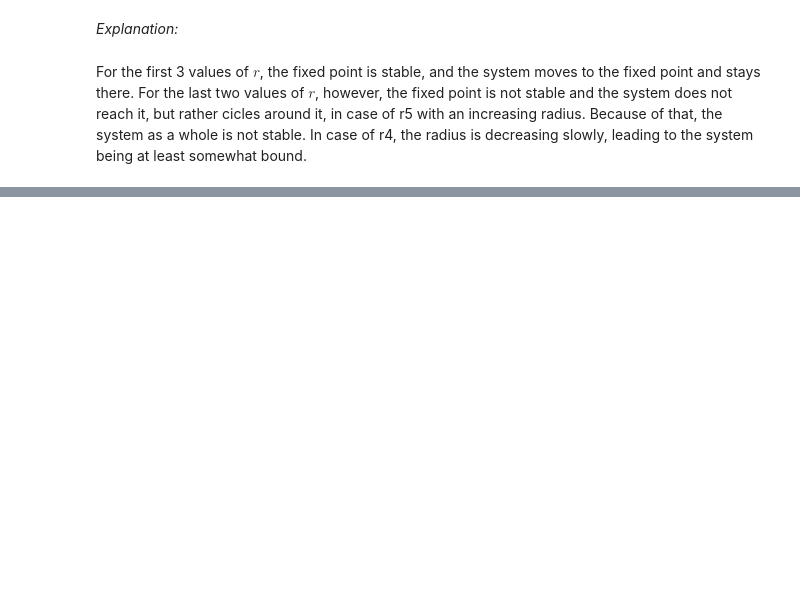
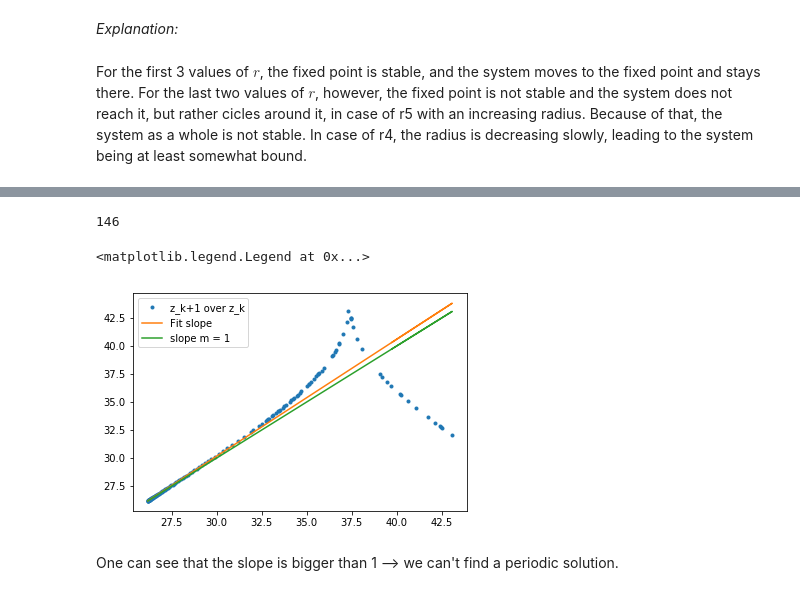
Before and after one commit to beikerta/Computational-Physics, a Jupyter notebook: HW 8/Homework 8.ipynb, the cells around one changed output, grey strips where cells are left out. Saved outputs shown, nothing was run; the diff lists cells and outputs as text; code cells hidden in the pictures; blank space fills up the shorter version.

```diff
--- a/HW 8/Homework 8.ipynb
+++ b/HW 8/Homework 8.ipynb
@@ -62,0 +100,18 @@ For the first 3 values of $r$, the fixed point is stable, and the system moves t
+# %%
+def line(x,a,b):
+    return a*x+b
+from scipy.optimize import curve_fit
+print(len(y_max))
+popt,pcov =curve_fit(line,y_max[:-100],y_max[1:-99])
+#print(popt[0],np.sqrt(pcov[0][0]))
+plt.plot(y_max[:-1],y_max[1:],'.',label='z_k+1 over z_k')
+plt.plot(y_max,line(y_max,popt[0],popt[1]),label='Fit slope')
+
+plt.plot(y_max,y_max,label='slope m = 1')
+plt.legend()
+# %% [output]
+146
+<matplotlib.legend.Legend at 0x...>
+[figure, added]
+# %% [markdown]
+One can see that the slope is bigger than 1 --> we can't find a periodic solution.
```
Also changed, not shown: parts of 4 cells of this notebook.
